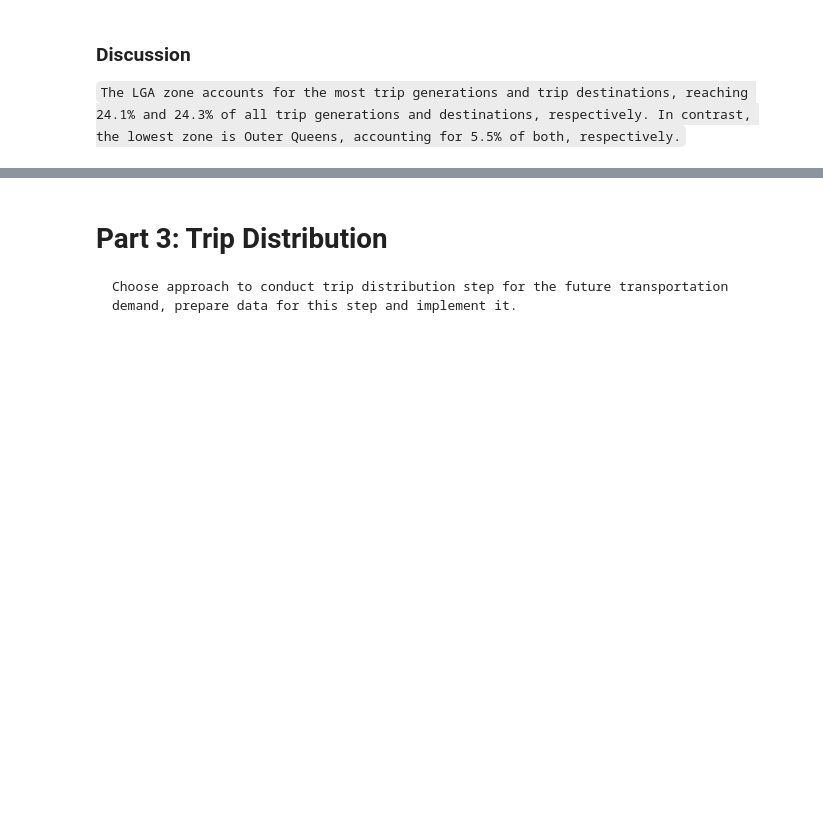
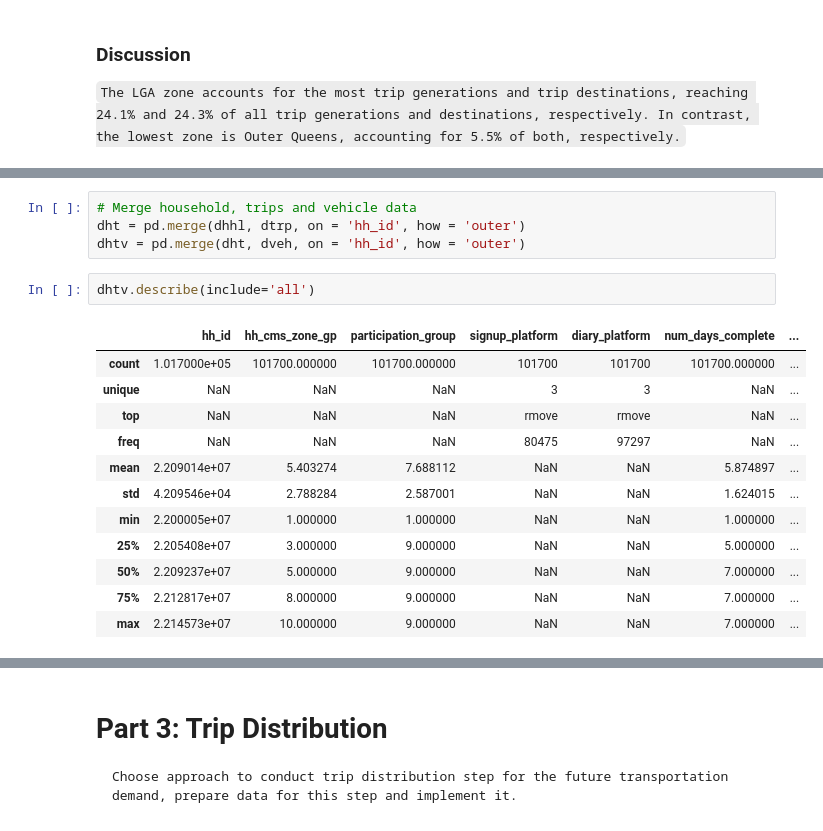
Before and after one commit to WenlongL1/CIE-539-Project, a Jupyter notebook: Project.ipynb, the cells around one changed output, grey strips where cells are left out. Cells and saved outputs as stored; diff of their text form; blank space fills up the shorter version.

```diff
--- a/Project.ipynb
+++ b/Project.ipynb
@@ -686,0 +716,19 @@ plt.show()
+# %%
+# Merge household, trips and vehicle data
+dht = pd.merge(dhhl, dtrp, on = 'hh_id', how = 'outer')
+dhtv = pd.merge(dht, dveh, on = 'hh_id', how = 'outer')
+# %%
+dhtv.describe(include='all')
+# %% [output]
+|  | hh_id | hh_cms_zone_gp | participation_group | signup_platform | diary_platform | num_days_complete | ... |
+| count | 1.017000e+05 | 101700.000000 | 101700.000000 | 101700 | 101700 | 101700.000000 | ... |
+| unique | NaN | NaN | NaN | 3 | 3 | NaN | ... |
+| top | NaN | NaN | NaN | rmove | rmove | NaN | ... |
+| freq | NaN | NaN | NaN | 80475 | 97297 | NaN | ... |
+| mean | 2.209014e+07 | 5.403274 | 7.688112 | NaN | NaN | 5.874897 | ... |
+| std | 4.209546e+04 | 2.788284 | 2.587001 | NaN | NaN | 1.624015 | ... |
+| min | 2.200005e+07 | 1.000000 | 1.000000 | NaN | NaN | 1.000000 | ... |
+| 25% | 2.205408e+07 | 3.000000 | 9.000000 | NaN | NaN | 5.000000 | ... |
+| 50% | 2.209237e+07 | 5.000000 | 9.000000 | NaN | NaN | 7.000000 | ... |
+| 75% | 2.212817e+07 | 8.000000 | 9.000000 | NaN | NaN | 7.000000 | ... |
+| max | 2.214573e+07 | 10.000000 | 9.000000 | NaN | NaN | 7.000000 | ... |
```
Also changed, not shown: parts of 25 cells of this notebook, 1 other file.
